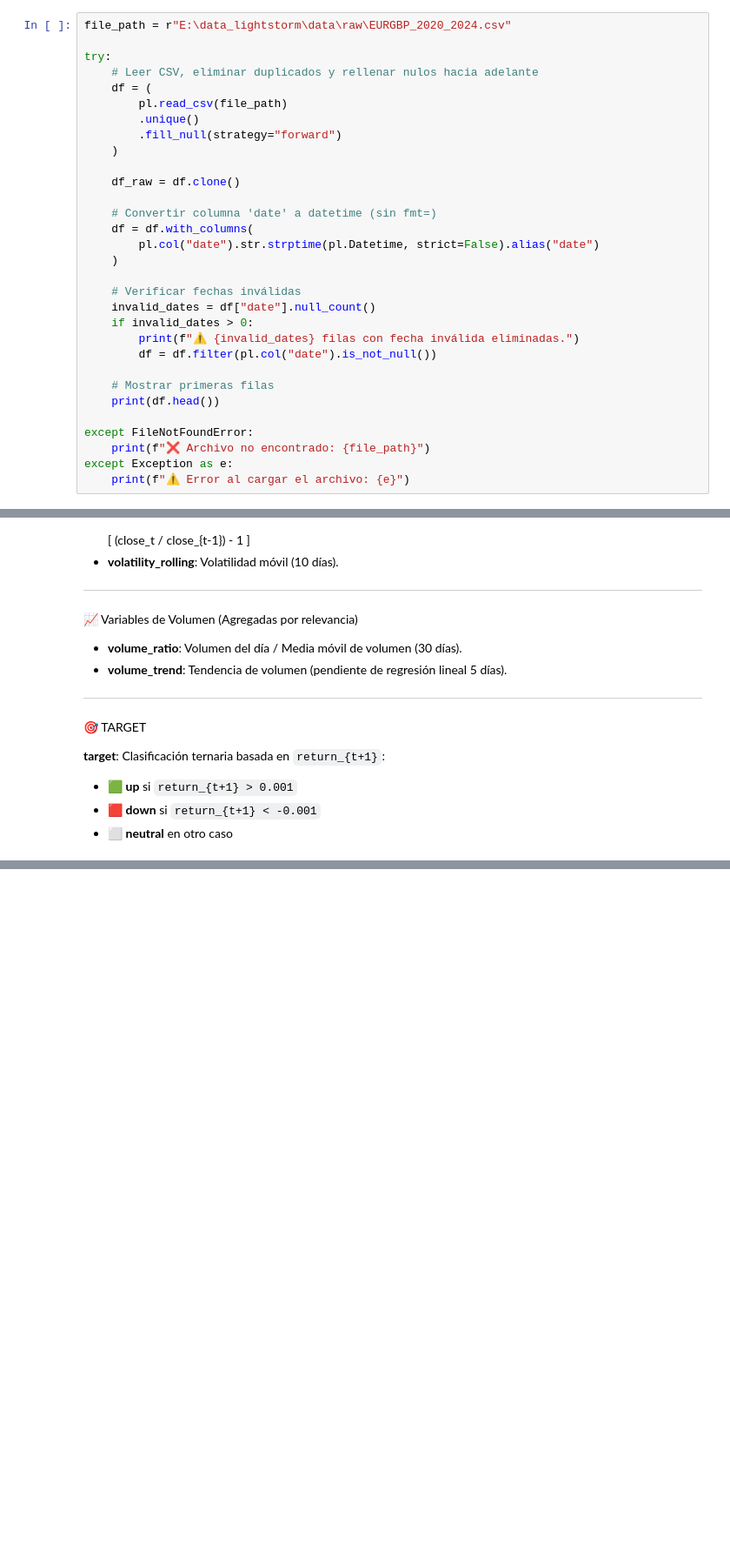
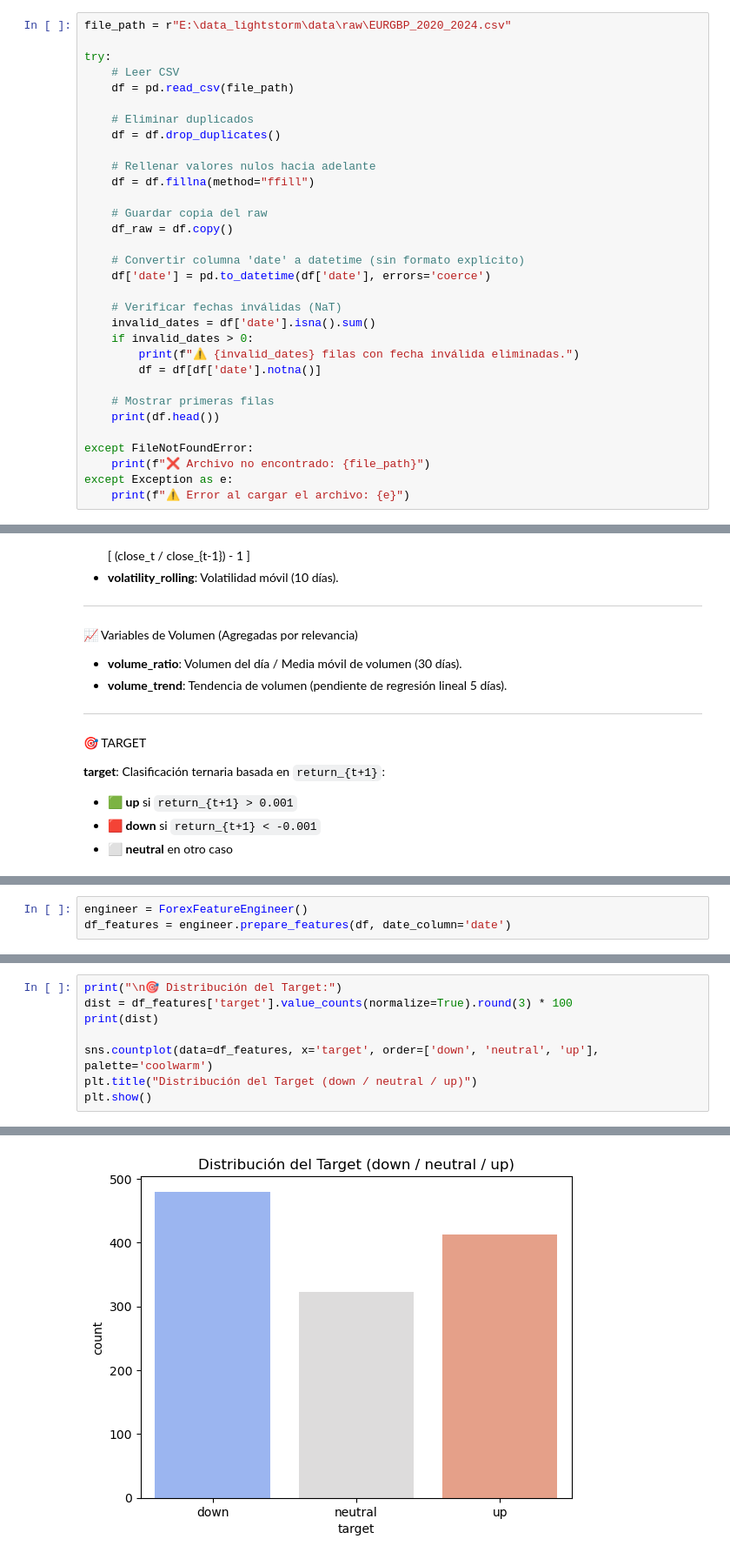
Before and after one commit to Andru-1987/light_storm_pipe, a Jupyter notebook: notebooks/02_feature_engineering.ipynb, the cells around one changed output, grey strips where cells are left out. Shown at 87% size. Drawn from its saved outputs; the diff is of its cells as text; blank space fills up the shorter version.

```diff
--- a/notebooks/02_feature_engineering.ipynb
+++ b/notebooks/02_feature_engineering.ipynb
@@ -22,25 +23,26 @@ from ta.volatility import AverageTrueRange, BollingerBands
 file_path = r"E:\data_lightstorm\data\raw\EURGBP_2020_2024.csv"
 
 try:
-    # Leer CSV, eliminar duplicados y rellenar nulos hacia adelante
-    df = (
-        pl.read_csv(file_path)
-        .unique()
-        .fill_null(strategy="forward")
-    )
+    # Leer CSV
+    df = pd.read_csv(file_path)
 
-    df_raw = df.clone()
+    # Eliminar duplicados
+    df = df.drop_duplicates()
 
-    # Convertir columna 'date' a datetime (sin fmt=)
-    df = df.with_columns(
-        pl.col("date").str.strptime(pl.Datetime, strict=False).alias("date")
-    )
+    # Rellenar valores nulos hacia adelante
+    df = df.fillna(method="ffill")
 
-    # Verificar fechas inválidas
-    invalid_dates = df["date"].null_count()
+    # Guardar copia del raw
+    df_raw = df.copy()
+
+    # Convertir columna 'date' a datetime (sin formato explícito)
+    df['date'] = pd.to_datetime(df['date'], errors='coerce')
+
+    # Verificar fechas inválidas (NaT)
+    invalid_dates = df['date'].isna().sum()
     if invalid_dates > 0:
         print(f"⚠️ {invalid_dates} filas con fecha inválida eliminadas.")
-        df = df.filter(pl.col("date").is_not_null())
+        df = df[df['date'].notna()]
 
     # Mostrar primeras filas
     print(df.head())
@@ -286,0 +317,3 @@ class ForexFeatureEngineer:
+# %%
+engineer = ForexFeatureEngineer()
+df_features = engineer.prepare_features(df, date_column='date')
@@ -286,0 +374,9 @@ class ForexFeatureEngineer:
+# %%
+print("\n🎯 Distribución del Target:")
+dist = df_features['target'].value_counts(normalize=True).round(3) * 100
+print(dist)
+
+sns.countplot(data=df_features, x='target', order=['down', 'neutral', 'up'], palette='coolwarm')
+plt.title("Distribución del Target (down / neutral / up)")
+plt.show()
+# %% [output]
@@ -286,0 +389 @@ class ForexFeatureEngineer:
+[figure, added]
```
Also changed, not shown: parts of 17 cells of this notebook, 1 other file.
